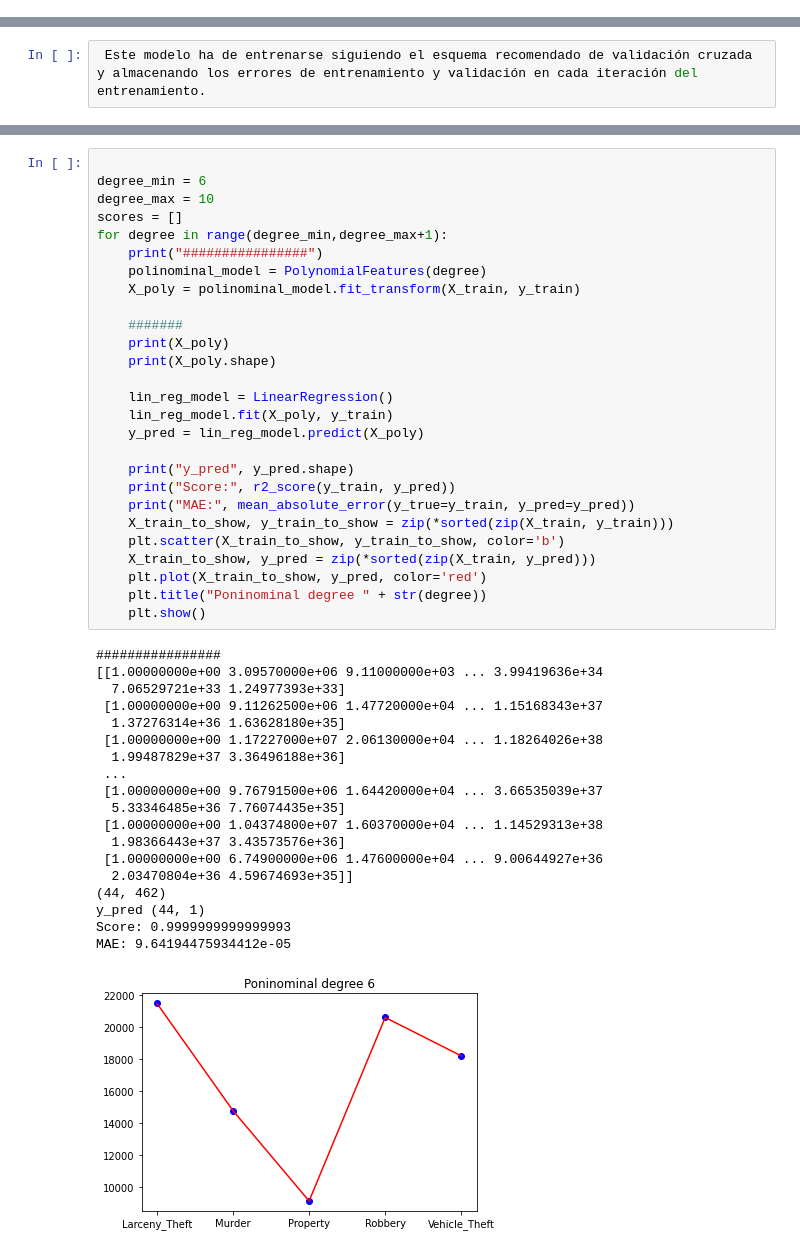
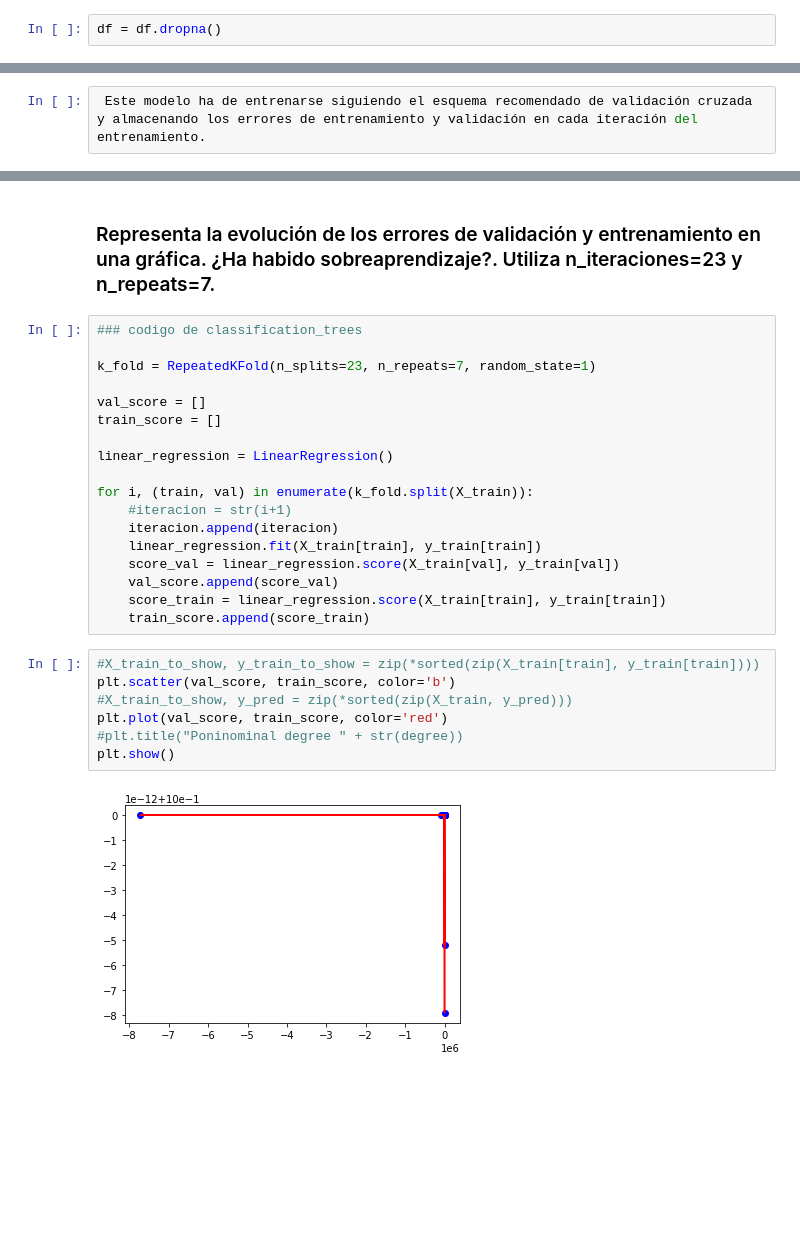
Before and after one commit to Marycruz1189/MaryC-MezaR, a Jupyter notebook: data_science_bootcamp_2021/week10_ML_competition_pca_kmeans/day1_gridsearch_pipelines/exercises/3.crime.ipynb, the cells around one changed output, grey strips where cells are left out. Cells and saved outputs as stored; diff of their text form; blank space fills up the shorter version.

```diff
--- a/data_science_bootcamp_2021/week10_ML_competition_pca_kmeans/day1_gridsearch_pipelines/exercises/3.crime.ipynb
+++ b/data_science_bootcamp_2021/week10_ML_competition_pca_kmeans/day1_gridsearch_pipelines/exercises/3.crime.ipynb
@@ -104,3 +108,5 @@ warnings.filterwarnings('ignore')
+# %%
+df = df.dropna()
 # %%
 X = df.drop(['Violent',  'Forcible_Rape', 'Aggravated_assault', 'Burglary'], axis=1)
 print(X.shape)
@@ -163,47 +186,29 @@ print("score test:",lin_reg_model.score(X_test, y_test))
+# %% [markdown]
+### Representa la evolución de los errores de validación y entrenamiento en una gráfica. ¿Ha habido sobreaprendizaje?. Utiliza n_iteraciones=23 y n_repeats=7.
+# %%
+### codigo de classification_trees
+
+k_fold = RepeatedKFold(n_splits=23, n_repeats=7, random_state=1)
+
+val_score = []
+train_score = []
+
+linear_regression = LinearRegression()
+
+for i, (train, val) in enumerate(k_fold.split(X_train)):
+    #iteracion = str(i+1)
+    iteracion.append(iteracion)
+    linear_regression.fit(X_train[train], y_train[train])
+    score_val = linear_regression.score(X_train[val], y_train[val])
+    val_score.append(score_val)
+    score_train = linear_regression.score(X_train[train], y_train[train])
+    train_score.append(score_train)
 # %%
-
-degree_min = 6
-degree_max = 10
-scores = []
-for degree in range(degree_min,degree_max+1):
-    print("################")
-    polinominal_model = PolynomialFeatures(degree)
-    X_poly = polinominal_model.fit_transform(X_train, y_train)
-
-    #######
-    print(X_poly)
-    print(X_poly.shape)
-
-    lin_reg_model = LinearRegression()
-    lin_reg_model.fit(X_poly, y_train)
-    y_pred = lin_reg_model.predict(X_poly)
-
-    print("y_pred", y_pred.shape)
-    print("Score:", r2_score(y_train, y_pred))
-    print("MAE:", mean_absolute_error(y_true=y_train, y_pred=y_pred))
-    X_train_to_show, y_train_to_show = zip(*sorted(zip(X_train, y_train)))
-    plt.scatter(X_train_to_show, y_train_to_show, color='b')
-    X_train_to_show, y_pred = zip(*sorted(zip(X_train, y_pred)))
-    plt.plot(X_train_to_show, y_pred, color='red')
-    plt.title("Poninominal degree " + str(degree))
-    plt.show()
+#X_train_to_show, y_train_to_show = zip(*sorted(zip(X_train[train], y_train[train])))
+plt.scatter(val_score, train_score, color='b')
+#X_train_to_show, y_pred = zip(*sorted(zip(X_train, y_pred)))
+plt.plot(val_score, train_score, color='red')
+#plt.title("Poninominal degree " + str(degree))
+plt.show()
 # %% [output]
-################
-[[1.00000000e+00 3.09570000e+06 9.11000000e+03 ... 3.99419636e+34
-  7.06529721e+33 1.24977393e+33]
- [1.00000000e+00 9.11262500e+06 1.47720000e+04 ... 1.15168343e+37
-  1.37276314e+36 1.63628180e+35]
- [1.00000000e+00 1.17227000e+07 2.06130000e+04 ... 1.18264026e+38
-  1.99487829e+37 3.36496188e+36]
- ...
- [1.00000000e+00 9.76791500e+06 1.64420000e+04 ... 3.66535039e+37
-  5.33346485e+36 7.76074435e+35]
- [1.00000000e+00 1.04374800e+07 1.60370000e+04 ... 1.14529313e+38
-  1.98366443e+37 3.43573576e+36]
- [1.00000000e+00 6.74900000e+06 1.47600000e+04 ... 9.00644927e+36
-  2.03470804e+36 4.59674693e+35]]
-(44, 462)
-y_pred (44, 1)
-Score: 0.9999999999999993
-MAE: 9.64194475934412e-05
-[figure, old version]
+[figure, new version]
```
Also changed, not shown: parts of 11 cells of this notebook, 6 other files.
